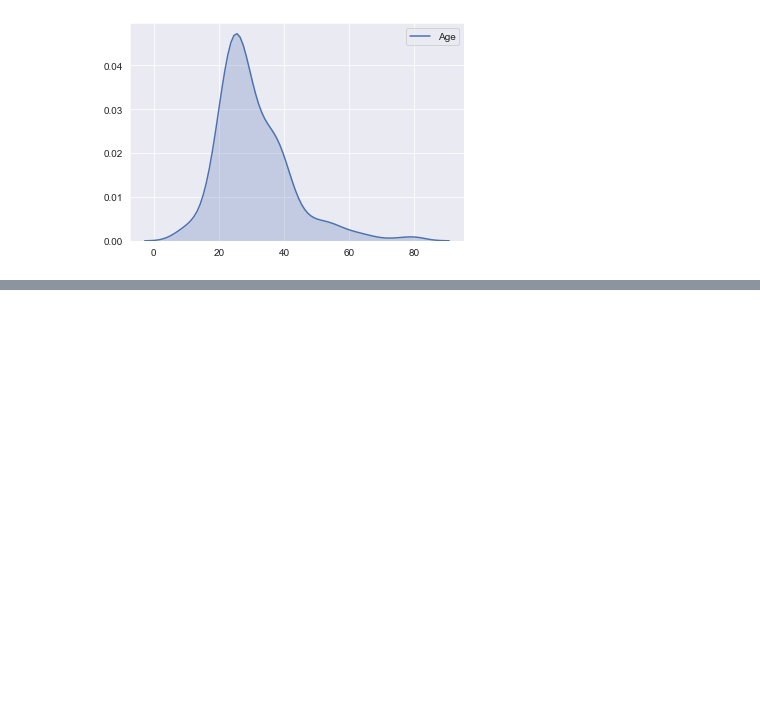
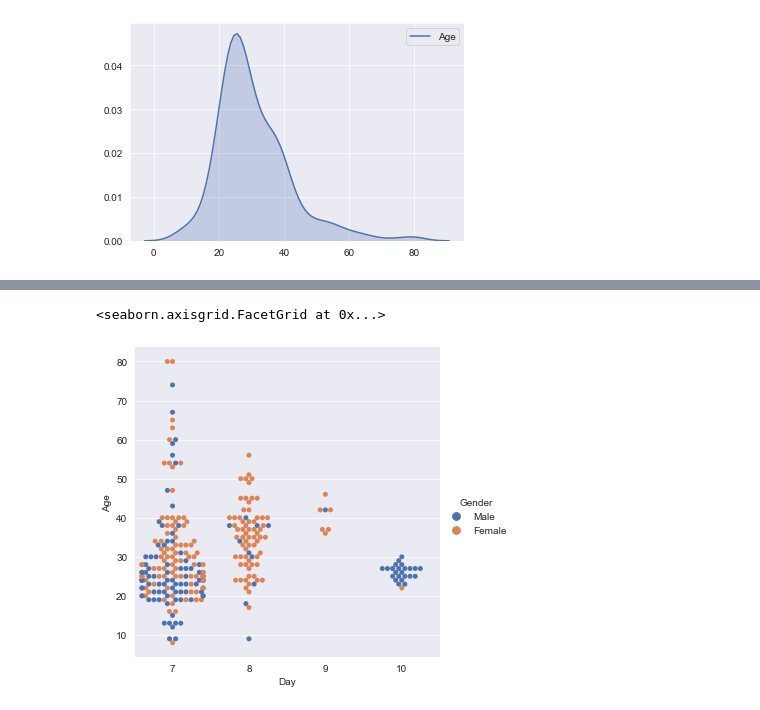
Before and after one commit to patricrp/pandasbasics, a Jupyter notebook: Visualization/Medium/Data Visualization con pandas y seaborn.ipynb, the cells around one changed output, grey strips where cells are left out. Drawn from its saved outputs; the diff is of its cells as text; code cells hidden in the pictures; blank space fills up the shorter version.

```diff
--- a/Visualization/Medium/Data Visualization con pandas y seaborn.ipynb
+++ b/Visualization/Medium/Data Visualization con pandas y seaborn.ipynb
@@ -128,0 +136,5 @@ sns.violinplot(data=df, x='Gender', y='Age')
+# %%
+sns.catplot(x='Day', y='Age', hue='Gender', kind="swarm", data=df)
+# %% [output]
+<seaborn.axisgrid.FacetGrid at 0x...>
+[figure, added]
```
Also changed, not shown: parts of 20 cells of this notebook.
